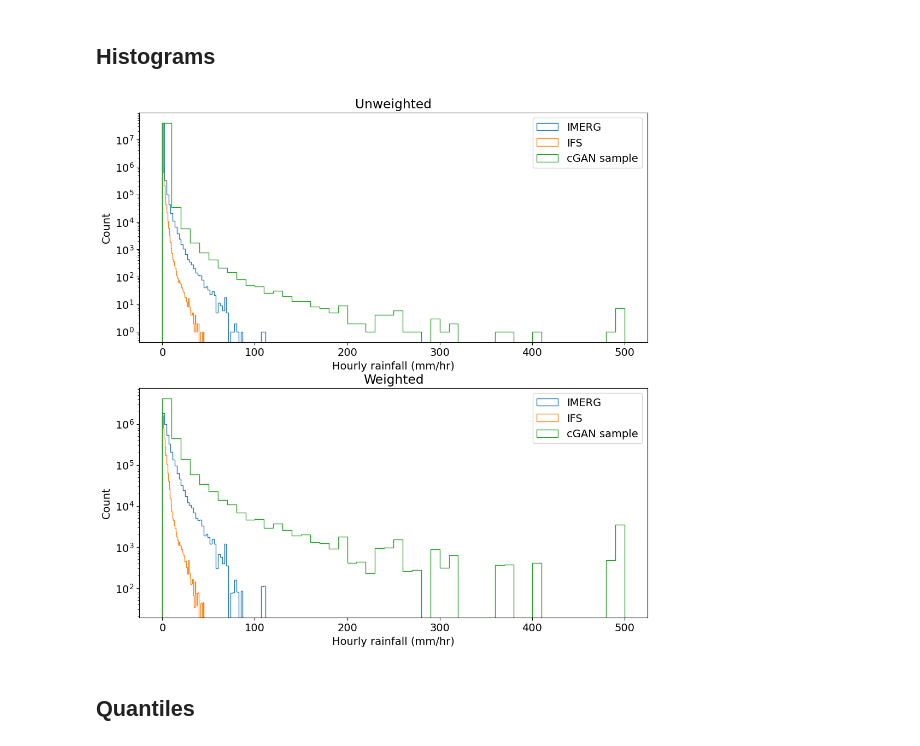
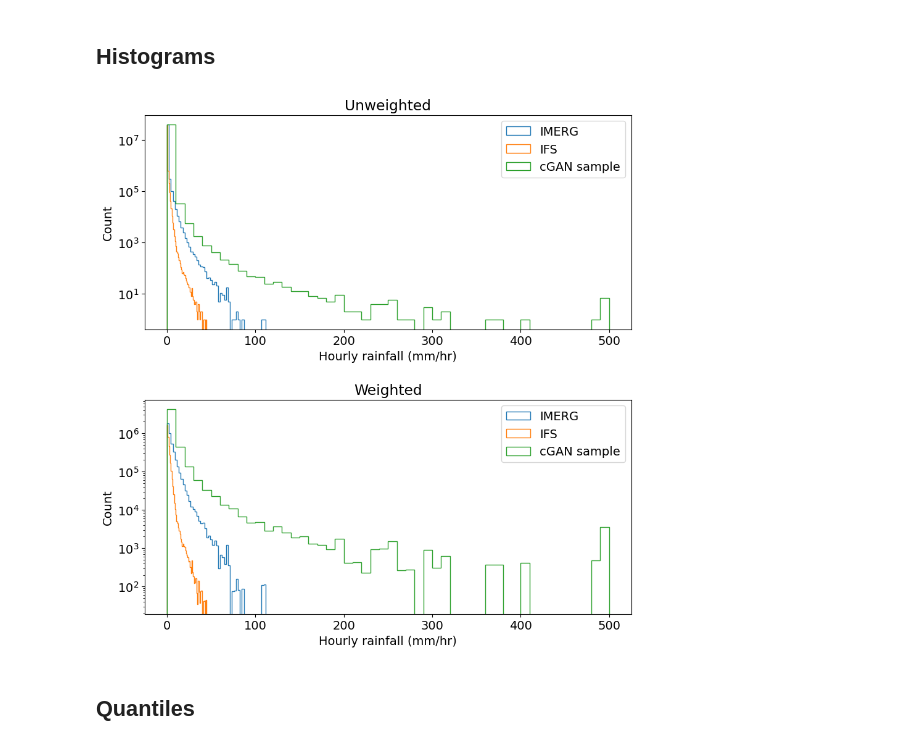
Before and after one commit to mlangguth89/downscaling-cgan, a Jupyter notebook: notebooks/plot_cgan_metrics.ipynb, the cells around one changed output. Saved outputs shown, nothing was run; the diff lists cells and outputs as text; code cells hidden in the pictures.

```diff
--- a/notebooks/plot_cgan_metrics.ipynb
+++ b/notebooks/plot_cgan_metrics.ipynb
@@ -279,27 +274,28 @@ The PostScript backend does not support transparency; partially transparent arti
 # %%
 # quantile histograms
 
-fig, axs = plt.subplots(2,1, figsize=(12,12))
+fig, axs = plt.subplots(2,1, figsize=(10,10))
+fig.tight_layout(pad=4)
 num_bins = 50
 (bin_count, bin_values) = np.histogram(truth_array.flatten(), bins=num_bins)
 
 axs[0].hist(truth_array.flatten(), bins=num_bins, histtype='step', label='IMERG')
 axs[0].hist(fcst_array.flatten(), bins=num_bins, histtype='step', label='IFS')
 axs[0].hist(samples_gen_array[:,:,:,0].flatten(), bins=num_bins, histtype='step', label='cGAN sample')
 axs[0].set_title('Unweighted')
 
 axs[1].hist(truth_array.flatten(), bins=num_bins, histtype='step',weights=truth_array.flatten(), label='IMERG')
 axs[1].hist(fcst_array.flatten(), bins=num_bins, histtype='step', weights=fcst_array.flatten(), label='IFS')
 axs[1].hist(samples_gen_array[:,:,:,0].flatten(), bins=num_bins, histtype='step', weights=samples_gen_array[:,:,:,0].flatten(), label='cGAN sample')#
 axs[1].set_title('Weighted')
 
 for ax in axs:
     ax.set_yscale('log')
     ax.legend()
     ax.set_xlabel('Hourly rainfall (mm/hr)')
     ax.set_ylabel('Count')
 # %% [output]
-[figure, old version]
+[figure, new version]
 # %% [markdown]
 ## Quantiles
 # %%
```
Also changed, not shown: parts of 17 cells of this notebook.
